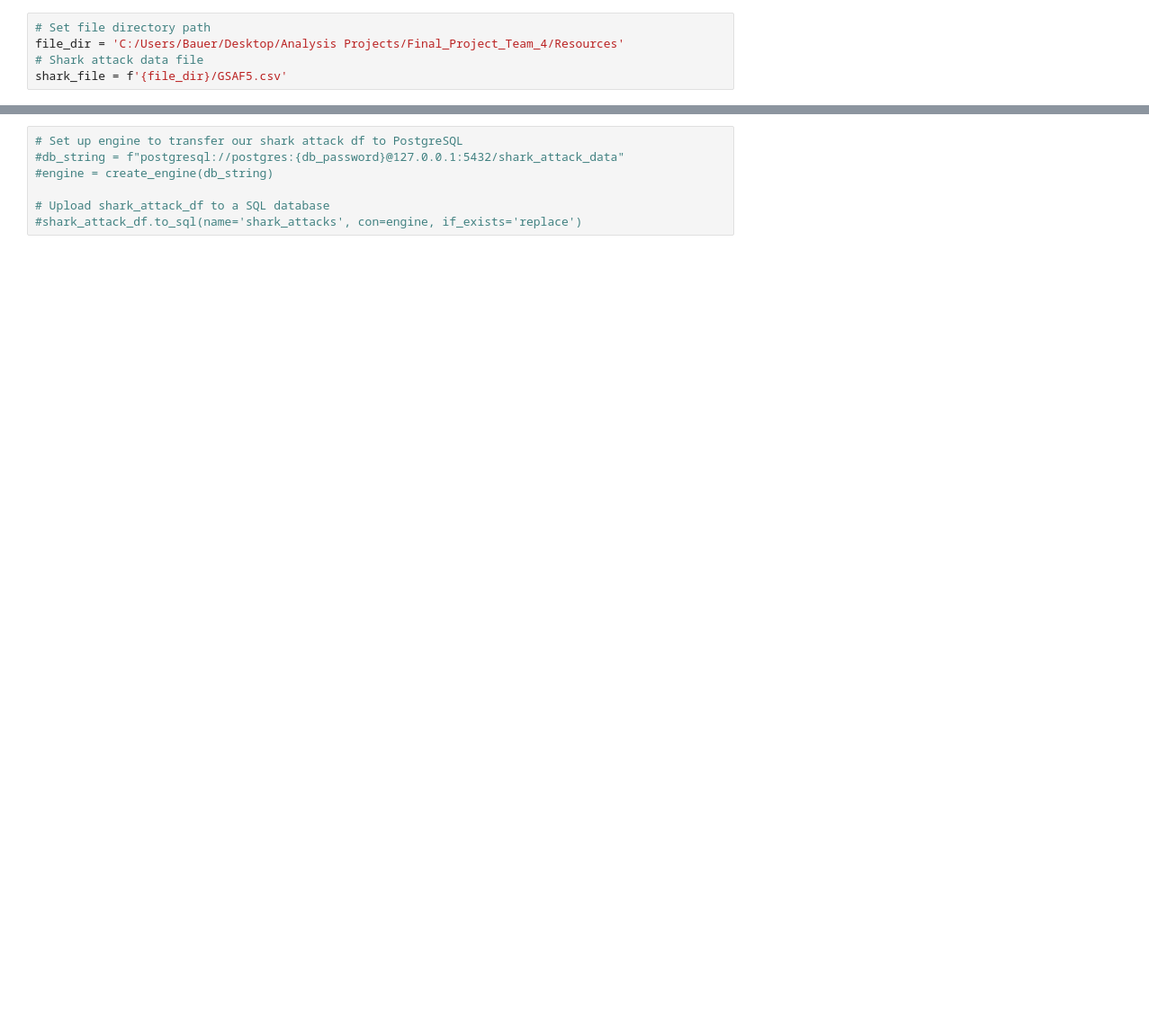
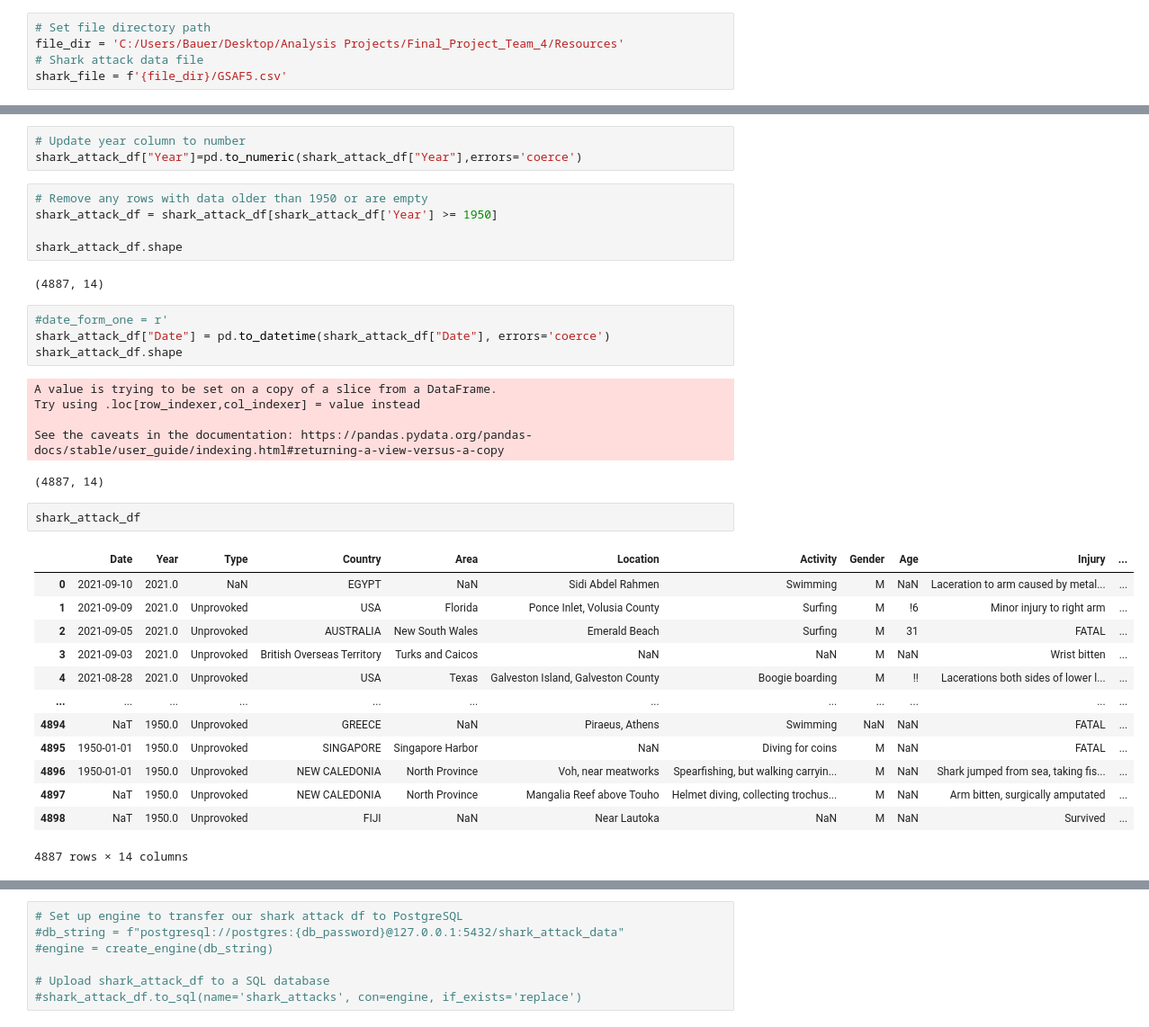
Before and after one commit to kvamm007/Final_Project_Team_4, a Jupyter notebook: Clean_Shark_Attack_Data.ipynb, the cells around one changed output, grey strips where cells are left out. Shown: that part at 90% size. Cells and saved outputs as stored; diff of their text form; blank space fills up the shorter version.

```diff
--- a/Clean_Shark_Attack_Data.ipynb
+++ b/Clean_Shark_Attack_Data.ipynb
@@ -56,0 +108,36 @@ shark_attack_df.head()
+# %%
+# Update year column to number
+shark_attack_df["Year"]=pd.to_numeric(shark_attack_df["Year"],errors='coerce')
+# %%
+# Remove any rows with data older than 1950 or are empty
+shark_attack_df = shark_attack_df[shark_attack_df['Year'] >= 1950]
+
+shark_attack_df.shape
+# %% [output]
+(4887, 14)
+# %%
+#date_form_one = r'
+shark_attack_df["Date"] = pd.to_datetime(shark_attack_df["Date"], errors='coerce')
+shark_attack_df.shape
+# %% [output]
+A value is trying to be set on a copy of a slice from a DataFrame.
+Try using .loc[row_indexer,col_indexer] = value instead
+
+See the caveats in the documentation: https://pandas.pydata.org/pandas-docs/stable/user_guide/indexing.html#returning-a-view-versus-a-copy
+(4887, 14)
+# %%
+shark_attack_df
+# %% [output]
+|  | Date | Year | Type | Country | Area | Location | Activity | Gender | Age | Injury | ... |
+| 0 | 2021-09-10 | 2021.0 | NaN | EGYPT | NaN | Sidi Abdel Rahmen | Swimming | M | NaN | Laceration to arm caused by metal... | ... |
+| 1 | 2021-09-09 | 2021.0 | Unprovoked | USA | Florida | Ponce Inlet, Volusia County | Surfing | M | !6 | Minor injury to right arm | ... |
+| 2 | 2021-09-05 | 2021.0 | Unprovoked | AUSTRALIA | New South Wales | Emerald Beach | Surfing | M | 31 | FATAL | ... |
+| 3 | 2021-09-03 | 2021.0 | Unprovoked | British Overseas Territory | Turks and Caicos | NaN | NaN | M | NaN | Wrist bitten | ... |
+| 4 | 2021-08-28 | 2021.0 | Unprovoked | USA | Texas | Galveston Island, Galveston County | Boogie boarding | M | !! | Lacerations both sides of lower l... | ... |
+| ... | ... | ... | ... | ... | ... | ... | ... | ... | ... | ... | ... |
+| 4894 | NaT | 1950.0 | Unprovoked | GREECE | NaN | Piraeus, Athens | Swimming | NaN | NaN | FATAL | ... |
+| 4895 | 1950-01-01 | 1950.0 | Unprovoked | SINGAPORE | Singapore Harbor | NaN | Diving for coins | M | NaN | FATAL | ... |
+| 4896 | 1950-01-01 | 1950.0 | Unprovoked | NEW CALEDONIA | North Province | Voh, near meatworks | Spearfishing, but walking carryin... | M | NaN | Shark jumped from sea, taking fis... | ... |
+| 4897 | NaT | 1950.0 | Unprovoked | NEW CALEDONIA | North Province | Mangalia Reef above Touho | Helmet diving, collecting trochus... | M | NaN | Arm bitten, surgically amputated | ... |
+| 4898 | NaT | 1950.0 | Unprovoked | FIJI | NaN | Near Lautoka | NaN | M | NaN | Survived | ... |
+4887 rows × 14 columns
```
Also changed, not shown: parts of 14 cells of this notebook, 3 other files.
